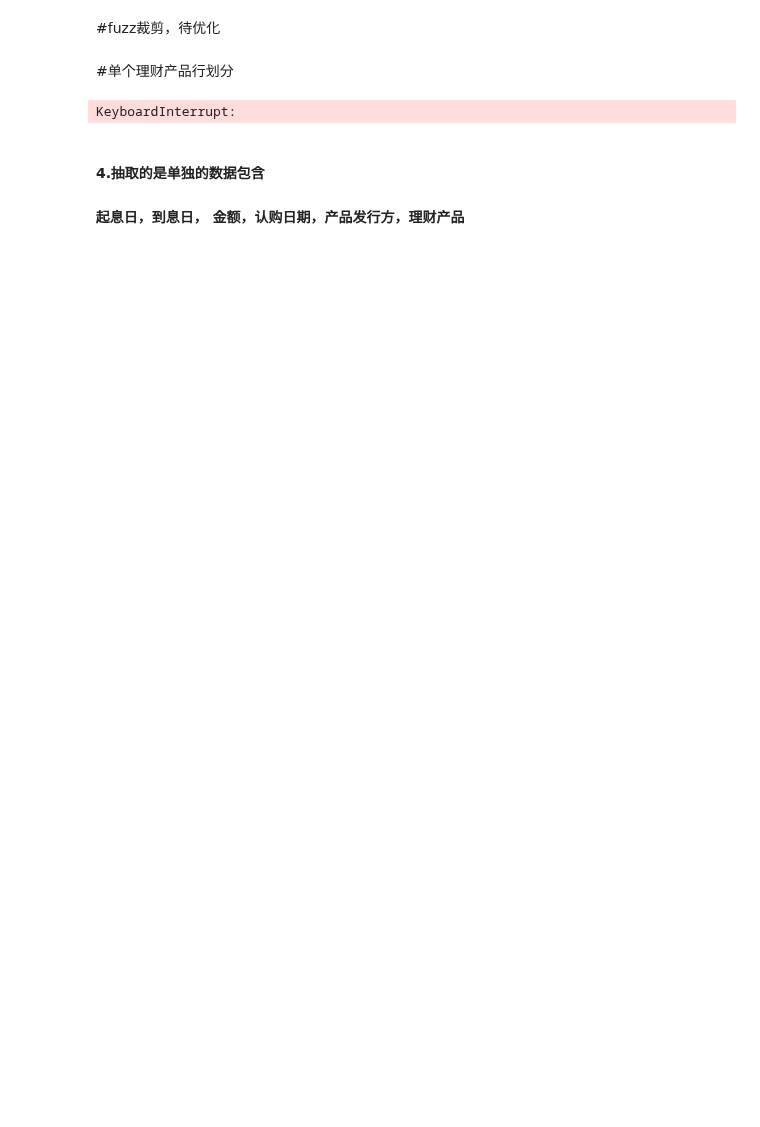
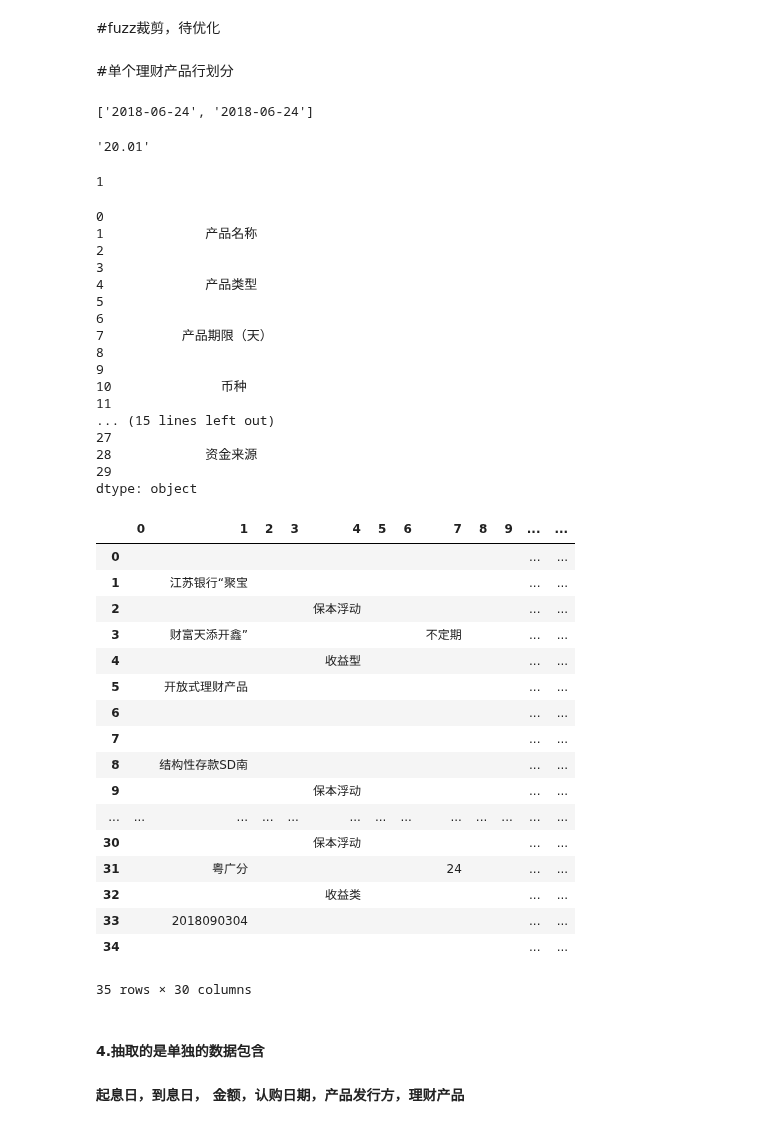
Before and after one commit to lsqlhl5862/baseline_qqcywdj, a Jupyter notebook: lhl/baseline-lhl.ipynb, the cells around one changed output. Saved outputs shown, nothing was run; the diff lists cells and outputs as text; code cells hidden in the pictures; blank space fills up the shorter version.

```diff
--- a/lhl/baseline-lhl.ipynb
+++ b/lhl/baseline-lhl.ipynb
@@ -611,6 +625,19 @@ a='2018年6月24日，2018年6月24日'
 t = TimeFinder()
 time_all = t.find_time(a)
 print(time_all)
+
+a="20.01万元"
+re.sub("[^0-9.]","",a)
+a="1"
+a=a+"天"
+a=["1","2","3"]
+b=("").join(i for i in a)
+
+len(pd.Series(a).shape)
+# %% [output]
+['2018-06-24', '2018-06-24']
+'20.01'
+1
 # %%
 from fuzzywuzzy import fuzz
 from src.time_extractor import TimeFinder
@@ -716,7 +743,7 @@ def get_each_product_row(columns_list,df):
     return sum_rows
 
 
-column_neg_words=["实际收回","收回","赎回","实际获得","实际损益","收益情况","投资盈亏","投资收益","理财盈亏","理财收益","盈亏","收益（元","收益(元","收益(万元","收益（万元"]
+column_neg_words=["实际收回","收回","赎回","实际获得","实际损益","收益情况","投资盈亏","投资收益","理财盈亏","理财收益","盈亏","收益（元","收益(元","收益(万元","收益（万元","到期收益","到期收","是否到","是否已","目前状","到期情","到息情"]
 sum_product_df=[]
 
 index=0
@@ -731,8 +758,51 @@ for columns_list,product_df in tqdm(tmp_table_column[["columns","product_df"]].v
 
 result_matrix=tmp_table_column.iloc[index_list,:]
 result_matrix["product_df"]=sum_product_df
-# %% [output]
-KeyboardInterrupt:
+# %%
+sample_id=3750
+tabel=val_df[val_df["sample_id"]==sample_id]["tabel"].iloc[0]
+table_result,start_rows_list,first_line_list,product_df_list=row_combine(sample_id,tabel)
+table_result[0]
+product_df_list_ele=product_df_list[0]
+product_df_list_ele
+# each_sum_rows=get_each_product_row(table_result[0],product_df_list[0].reset_index(drop=True))
+# each_sum_rows
+# %% [output]
+0
+1             产品名称
+2
+3
+4             产品类型
+5
+6
+7          产品期限（天）
+8
+9
+10              币种
+11
+... (15 lines left out)
+27
+28            资金来源
+29
+dtype: object
+|  | 0 | 1 | 2 | 3 | 4 | 5 | 6 | 7 | 8 | 9 | ... | ... |
+| 0 |  |  |  |  |  |  |  |  |  |  | ... | ... |
+| 1 |  | 江苏银行“聚宝 |  |  |  |  |  |  |  |  | ... | ... |
+| 2 |  |  |  |  | 保本浮动 |  |  |  |  |  | ... | ... |
+| 3 |  | 财富天添开鑫” |  |  |  |  |  | 不定期 |  |  | ... | ... |
+| 4 |  |  |  |  | 收益型 |  |  |  |  |  | ... | ... |
+| 5 |  | 开放式理财产品 |  |  |  |  |  |  |  |  | ... | ... |
+| 6 |  |  |  |  |  |  |  |  |  |  | ... | ... |
+| 7 |  |  |  |  |  |  |  |  |  |  | ... | ... |
+| 8 |  | 结构性存款SD南 |  |  |  |  |  |  |  |  | ... | ... |
+| 9 |  |  |  |  | 保本浮动 |  |  |  |  |  | ... | ... |
+| ... | ... | ... | ... | ... | ... | ... | ... | ... | ... | ... | ... | ... |
+| 30 |  |  |  |  | 保本浮动 |  |  |  |  |  | ... | ... |
+| 31 |  | 粤广分 |  |  |  |  |  | 24 |  |  | ... | ... |
+| 32 |  |  |  |  | 收益类 |  |  |  |  |  | ... | ... |
+| 33 |  | 2018090304 |  |  |  |  |  |  |  |  | ... | ... |
+| 34 |  |  |  |  |  |  |  |  |  |  | ... | ... |
+35 rows × 30 columns
 # %% [markdown]
 #### 4.抽取的是单独的数据包含
 #### 起息日，到息日， 金额，认购日期，产品发行方，理财产品
```
Also changed, not shown: parts of 16 cells of this notebook, 1 other file.
